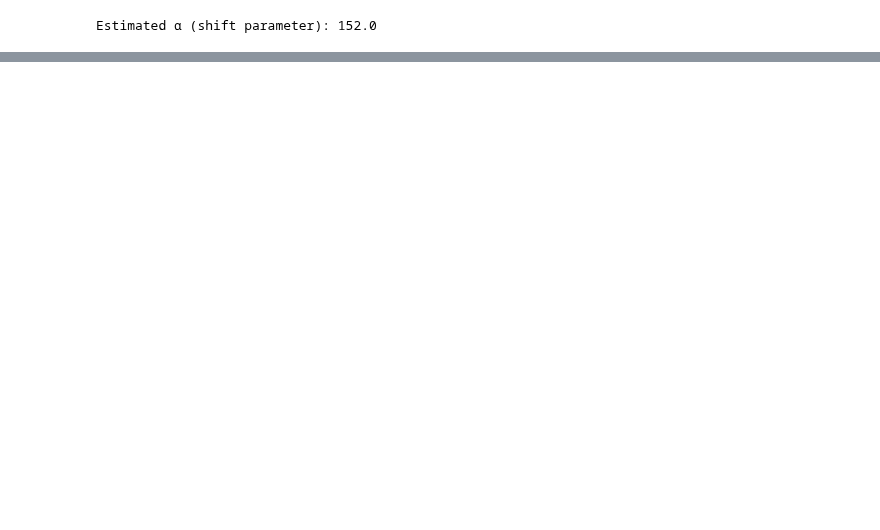
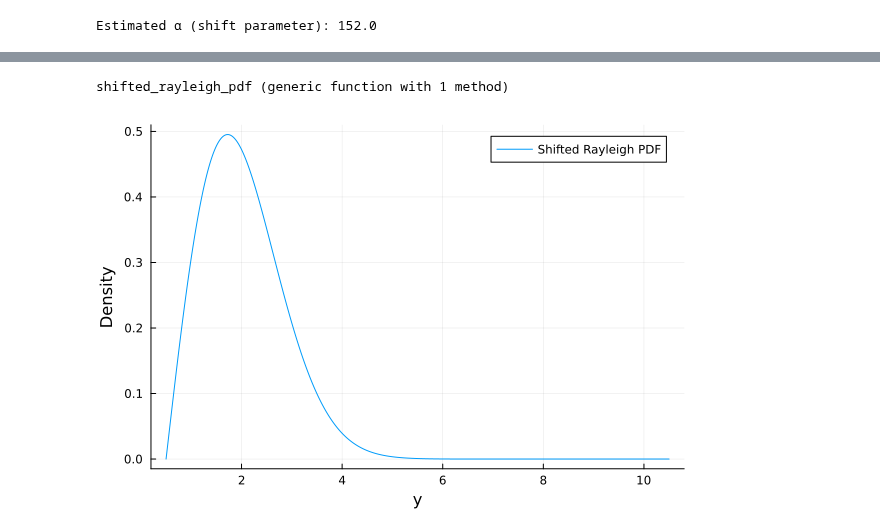
Before and after one commit to setrar/SSP, a Jupyter notebook: Homeworks/hw1/REPORT_data.ipynb, the cells around one changed output, grey strips where cells are left out. Saved outputs shown, nothing was run; the diff lists cells and outputs as text; code cells hidden in the pictures; blank space fills up the shorter version.

```diff
--- a/Homeworks/hw1/REPORT_data.ipynb
+++ b/Homeworks/hw1/REPORT_data.ipynb
@@ -705,0 +763,27 @@ plot!(Normal(0, 1), fill=(0, .5,:orange), label="Standard Normal PDF")
+# %%
+# Define the PDF of the shifted Rayleigh distribution
+function shifted_rayleigh_pdf(y, α, σ²)
+    if y < α
+        return 0
+    else
+        return (y - α) / σ² * exp(-((y - α)^2) / (2σ²))
+    end
+end
+# %% [output]
+shifted_rayleigh_pdf (generic function with 1 method)
+# %%
+
+# Parameters for the shifted Rayleigh distribution
+α = 0.5  # Example value, adjust based on your data or estimation
+σ² = 1.5  # Example value, adjust based on your data or estimation
+
+# Generate values for y from α to an upper limit, with a step size
+y_values = α:0.01:α+10  # Adjust the upper limit and step size as needed
+
+# Calculate the PDF values
+pdf_values = [shifted_rayleigh_pdf(y, α, σ²) for y in y_values]
+
+# Plot the PDF
+plot(y_values, pdf_values, label="Shifted Rayleigh PDF", xlabel="y", ylabel="Density")
+# %% [output]
+[figure, added]
```
Also changed, not shown: parts of 27 cells of this notebook.
